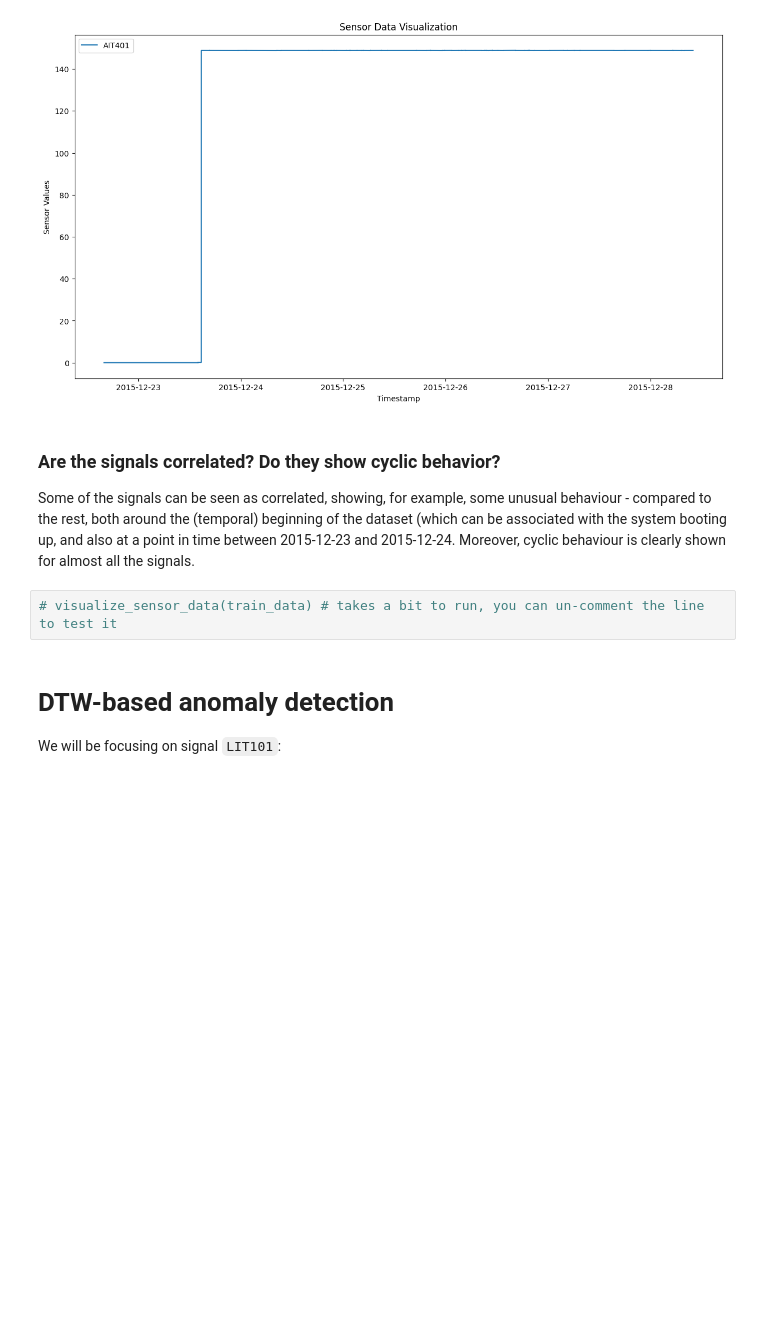
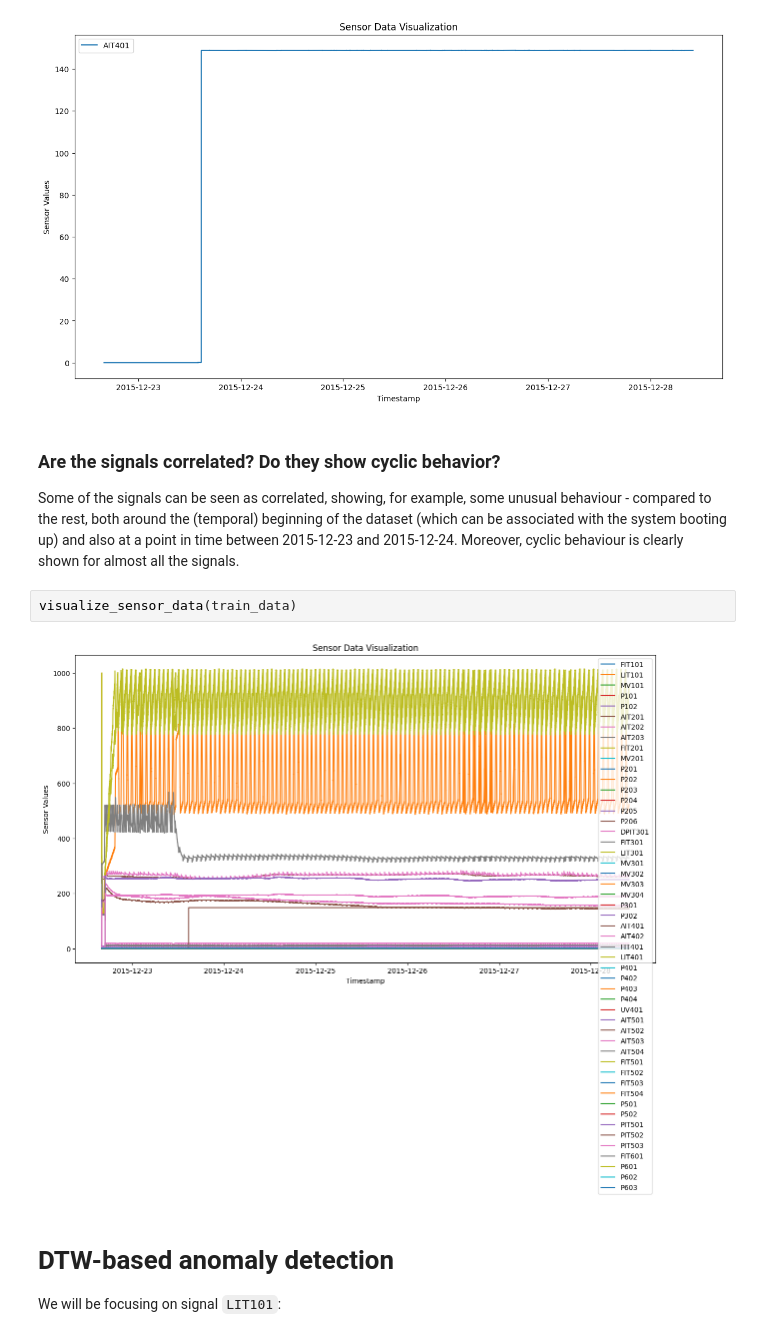
Before and after one commit to SirbayC/Anomaly-Detection-with-DTW-PCA, a Jupyter notebook: Anomaly Detection.ipynb, the cells around one changed output. Saved outputs shown, nothing was run; the diff lists cells and outputs as text; blank space fills up the shorter version.

```diff
--- a/Anomaly Detection.ipynb
+++ b/Anomaly Detection.ipynb
@@ -63,9 +63,11 @@ visualize_sensor_data(train_data, sensors=['AIT401'])
 [figure]
 # %% [markdown]
 ### Are the signals correlated? Do they show cyclic behavior?
-Some of the signals can be seen as correlated, showing, for example, some unusual behaviour - compared to the rest, both around the (temporal) beginning of the dataset (which can be associated with the system booting up, and also at a point in time between 2015-12-23 and 2015-12-24. Moreover, cyclic behaviour is clearly shown for almost all the signals.
+Some of the signals can be seen as correlated, showing, for example, some unusual behaviour - compared to the rest, both around the (temporal) beginning of the dataset (which can be associated with the system booting up) and also at a point in time between 2015-12-23 and 2015-12-24. Moreover, cyclic behaviour is clearly shown for almost all the signals.
-# %%
-# visualize_sensor_data(train_data) # takes a bit to run, you can un-comment the line to test it
+# %%
+visualize_sensor_data(train_data)
+# %% [output]
+[figure, added]
 # %% [markdown]
 # DTW-based anomaly detection
 We will be focusing on signal `LIT101`:
```
Also changed, not shown: parts of 18 cells of this notebook.
